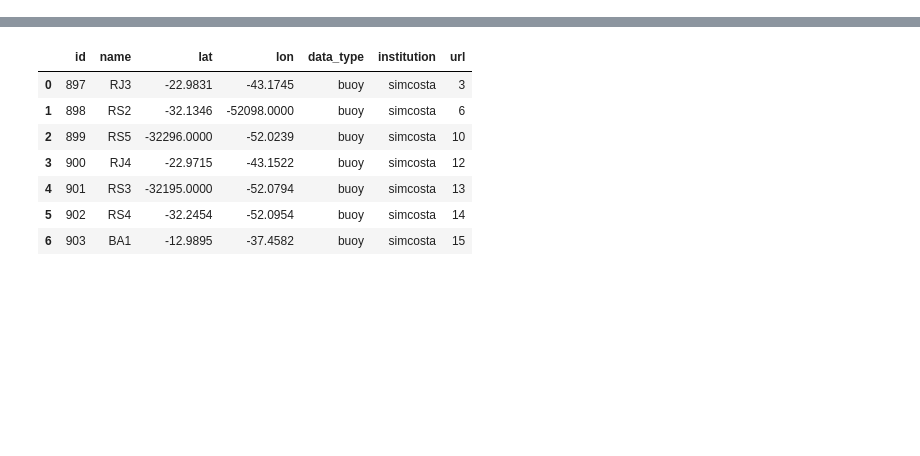
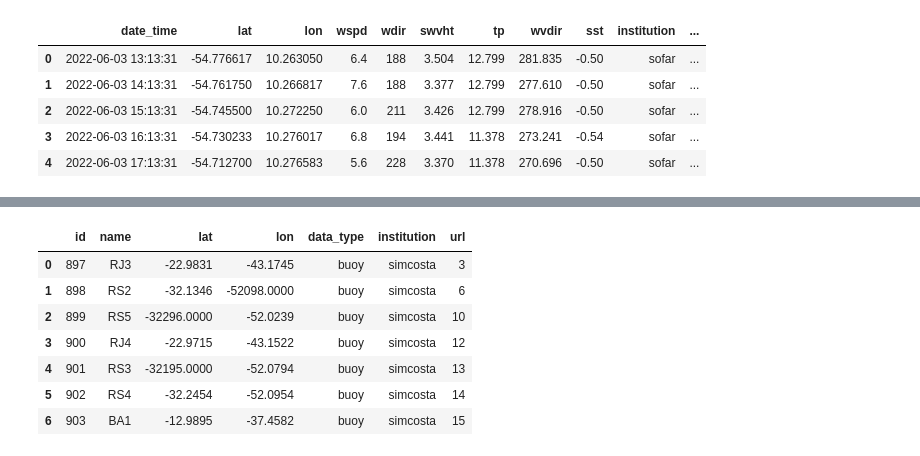
Before and after one commit to soutobias/oceanoobsbrasil, a Jupyter notebook: notebooks/pnboia.ipynb, the cells around one changed output, grey strips where cells are left out. Saved outputs shown, nothing was run; the diff lists cells and outputs as text; code cells hidden in the pictures; blank space fills up the shorter version.

```diff
--- a/notebooks/pnboia.ipynb
+++ b/notebooks/pnboia.ipynb
@@ -26,0 +92,9 @@ p = Pnboia()
+# %%
+s.result.head()
+# %% [output]
+|  | date_time | lat | lon | wspd | wdir | swvht | tp | wvdir | sst | institution | ... |
+| 0 | 2022-06-03 13:13:31 | -54.776617 | 10.263050 | 6.4 | 188 | 3.504 | 12.799 | 281.835 | -0.50 | sofar | ... |
+| 1 | 2022-06-03 14:13:31 | -54.761750 | 10.266817 | 7.6 | 188 | 3.377 | 12.799 | 277.610 | -0.50 | sofar | ... |
+| 2 | 2022-06-03 15:13:31 | -54.745500 | 10.272250 | 6.0 | 211 | 3.426 | 12.799 | 278.916 | -0.50 | sofar | ... |
+| 3 | 2022-06-03 16:13:31 | -54.730233 | 10.276017 | 6.8 | 194 | 3.441 | 11.378 | 273.241 | -0.54 | sofar | ... |
+| 4 | 2022-06-03 17:13:31 | -54.712700 | 10.276583 | 5.6 | 228 | 3.370 | 11.378 | 270.696 | -0.50 | sofar | ... |
```
Also changed, not shown: parts of 12 cells of this notebook, 1 other file.
